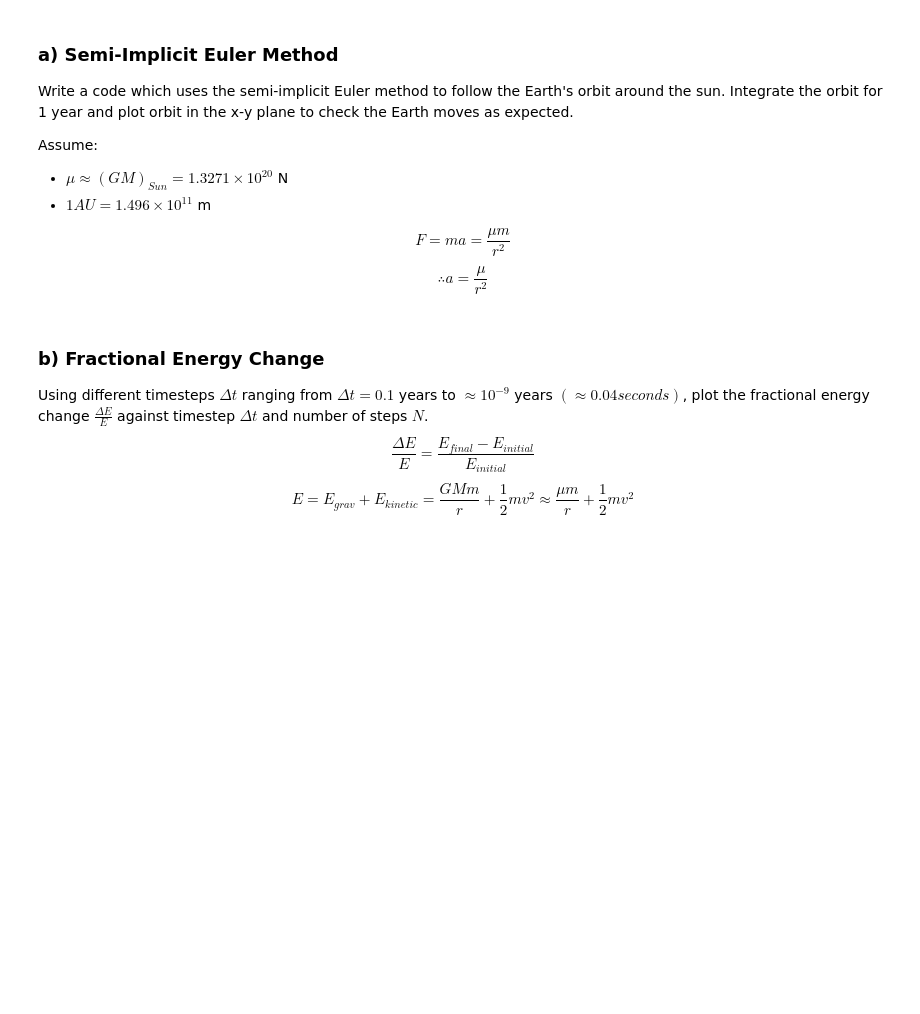
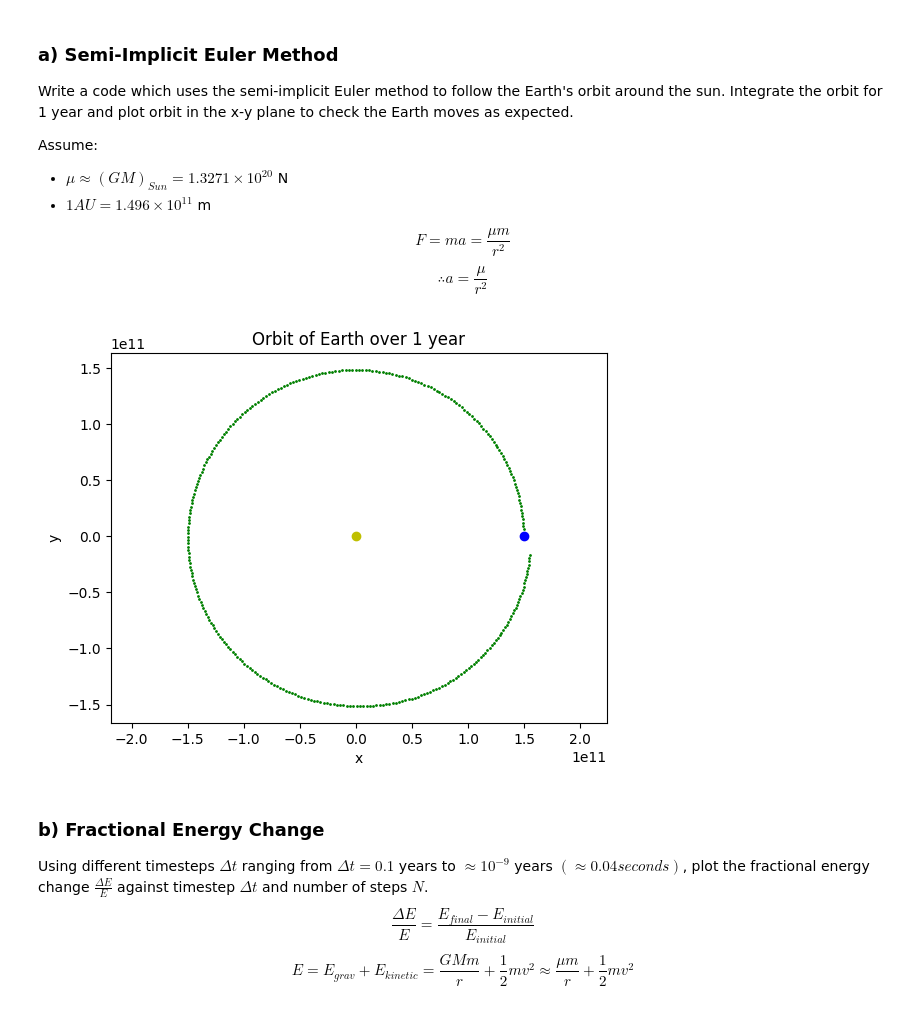
Before and after one commit to LFW25/PHYS512-Computational_Physics, a Jupyter notebook: Assignments/A1.ipynb, the cells around one changed output. Cells and saved outputs as stored; diff of their text form; code cells hidden in the pictures; blank space fills up the shorter version.

```diff
--- a/Assignments/A1.ipynb
+++ b/Assignments/A1.ipynb
@@ -47,16 +23,0 @@ def update_x(x, new_v, dt):
-# %%
-x = np.zeros(n)
-y = np.zeros(n) # Initial y = 0
-vx = np.zeros(n)# Initial vx = 0
-vy = np.zeros(n)
-
-x[0] = x_0
-vy[0] = vy_0
-
-for i in range(0, int(365.25 * 86400) - 1, dt):
-    rad = (x[i]**2 + y[i]**2)**0.5
-    vx[i+1] = update_v(vx[i], gm_Sun, x[i], rad, dt)
-    vy[i+1] = update_v(vy[i], gm_Sun, y[i], rad, dt)
-
-    x[i+1] = update_x(x[i], vx[i+1], dt)
-    y[i+1] = update_x(y[i], vy[i+1], dt)
@@ -72,3 +24,80 @@ plt.title("Orbit of Earth over 1 year")
+# %%
+import numpy as np
+import matplotlib.pyplot as plt
+
+def update_v(v, a, x, dt):
+    return v - a*x*dt
+
+def update_x(x, v, dt):
+    return x + v*dt
+
+def e_k(vx, vy):
+    m_earth = 5.972 * (10**24) # kg
+    return 0.5 * m_earth * (vx**2 + vy**2)
+
+def e_grav(mu, r):
+    m_earth = 5.97219*10**24 # kilograms
+    return mu*m_earth/r # Joules
+
+def orbit(dt, plot = False):
+    # Set Up Variables
+    gm_Sun = 1.3271 * (10**20) # Newtons
+    init_rad = 1.496 * (10**11) # Metres
+
+    a = gm_Sun/init_rad**2 # m/s^2
+
+    t = 365.256 * 24 * 60 * 60 # Seconds per year
+    n = int(t/dt)
+
+    # Set Up Arrays
+    x = np.zeros(n)
+    y = np.zeros(n)
+    vx = np.zeros(n)
+    vy = np.zeros(n)
+    init_theta = 0
+
+    vy[0] = np.sqrt(a*init_rad)
+    x[0] = init_rad
+
+    rad = init_rad
+    theta = init_theta
+    for i in range(n - 1):
+        rad = np.sqrt(x[i]**2 + y[i]**2)
+        a = gm_Sun/rad**2 # m/s^2
+
+        vx[i + 1] = update_v(vx[i], a, np.cos(theta), dt)
+        vy[i + 1] = update_v(vy[i], a, np.sin(theta), dt)
+
+        x[i + 1] = update_x(x[i], vx[i + 1], dt)
+        y[i + 1] = update_x(y[i], vy[i + 1], dt)
+
+        # Recalculate theta
+
+        if x[i] > 0:
+            if y[i] < 0:
+                theta = np.arctan(y[i+1]/x[i+1])
+            else:
+                theta = np.arctan(abs(y[i+1]/x[i+1]))
+        else:
+            theta = np.arctan(y[i+1]/x[i+1]) + np.pi
+
+    init_e = e_k(vx[0], vy[0]) + e_grav(gm_Sun, rad)
+    final_e = e_k(vx[-1], vy[-1]) + e_grav(gm_Sun, np.sqrt(x[-1]**2 + y[-1]**2))
+
+    if plot == True:
+        plt.plot(x, y, 'go', markersize = 1, label = 'Orbit Path')
+        plt.plot(0, 0, 'yo', label = 'Sun')        #yellow marker for the sun
+        plt.plot(x[0], 0, 'bo', label = 'Earth Initial Positon')  #dark blue marker for earth's initial position
+        plt.axis('equal')
+        plt.xlabel ('x')
+        plt.ylabel ('y')
+        plt.title("Orbit of Earth over 1 year")
+
+    return init_e, final_e
+
+__ = orbit(100000, plot = True)
+# %% [output]
+[figure, added]
 # %% [markdown]
 ### b) **Fractional Energy Change**
 
```
Also changed, not shown: parts of 21 cells of this notebook.
